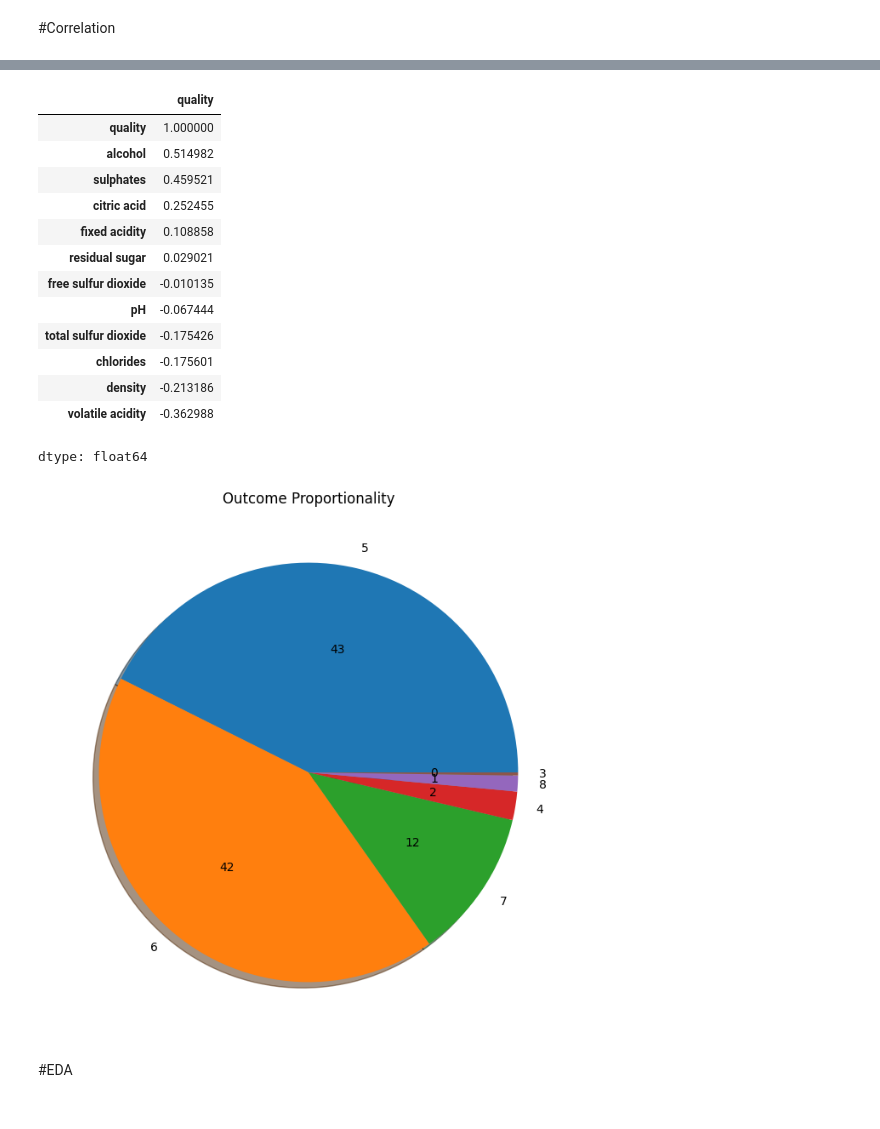
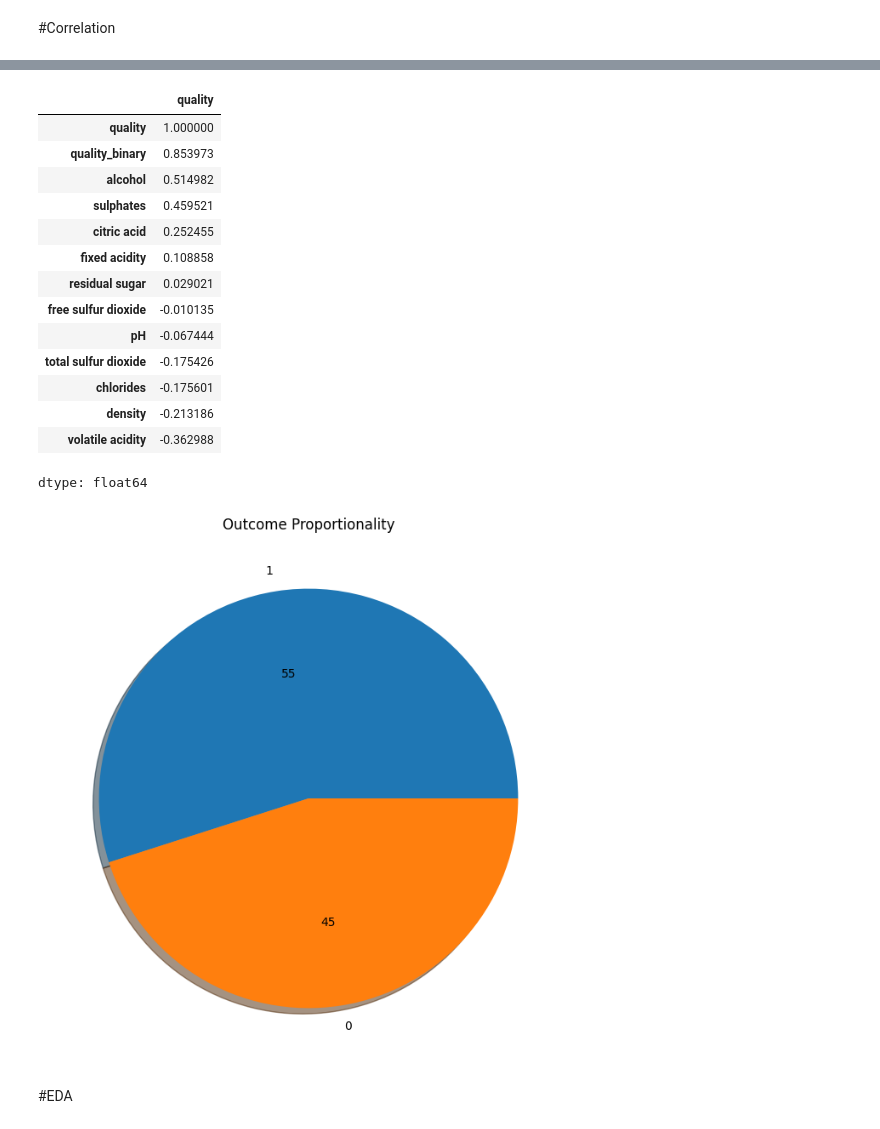
Before and after one commit to Hetvi-624/Wine_quality, a Jupyter notebook: WIne_Quality.ipynb, the cells around one changed output, grey strips where cells are left out. Saved outputs shown, nothing was run; the diff lists cells and outputs as text; code cells hidden in the pictures.

```diff
--- a/WIne_Quality.ipynb
+++ b/WIne_Quality.ipynb
@@ -87,0 +90,3 @@ df.head()
+# %%
+df["quality_binary"] = df["quality"].apply(lambda x: 0 if x <= 5 else 1)
+df.head()
@@ -198,6 +210,7 @@ corr['quality'].sort_values(ascending = False)
 # %% [output]
 |  | quality |
 | quality | 1.000000 |
+| quality_binary | 0.853973 |
 | alcohol | 0.514982 |
 | sulphates | 0.459521 |
 | citric acid | 0.252455 |
@@ -212,11 +225,11 @@ corr['quality'].sort_values(ascending = False)
 dtype: float64
 # %%
 plt.figure(figsize=(8,8))
-plt.pie(df.quality.value_counts(),autopct='%.f',labels=df['quality'].value_counts().index,shadow=True)
+plt.pie(df.quality_binary.value_counts(),autopct='%.f',labels=df['quality_binary'].value_counts().index,shadow=True)
 plt.title('Outcome Proportionality')
 plt.show()
 # %% [output]
-[figure, old version]
+[figure, new version]
 # %% [markdown]
 #EDA
 # %%
```
Also changed, not shown: parts of 19 cells of this notebook.
